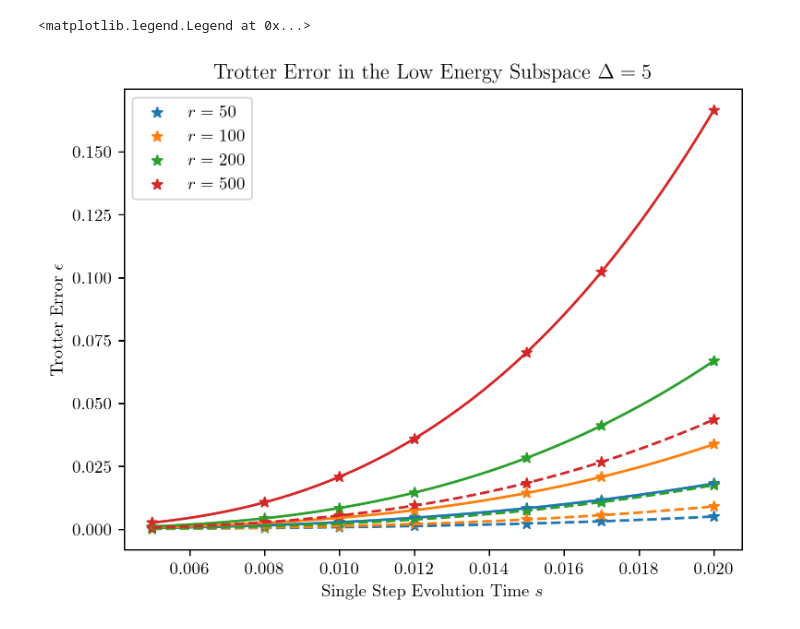
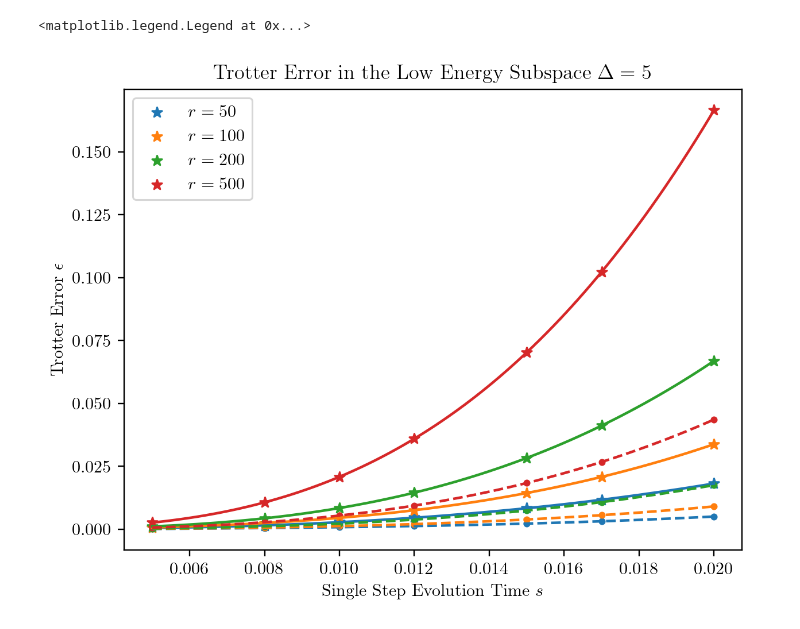
Before and after one commit to Qubit-Fernand/Digital-Quantum-Simulation, a Jupyter notebook: Figure/Plotting.ipynb, the cells around one changed output. Saved outputs shown, nothing was run; the diff lists cells and outputs as text; code cells hidden in the pictures.

```diff
--- a/Figure/Plotting.ipynb
+++ b/Figure/Plotting.ipynb
@@ -18,59 +18,59 @@ r_200_Delta_5 = loadmat('r_200_Delta_5.mat')['r_200_Delta_5'].flatten()
 r_500 = loadmat('r_500.mat')['r_500'].flatten()
 r_500_Delta_5 = loadmat('r_500_Delta_5.mat')['r_500_Delta_5'].flatten()
 # %%
-index = [0.005, 0.008, 0.010, 0.012, 0.015, 0.017, 0.020]
-index_new = np.linspace(min(index), max(index), 100)
+dt = np.array([0.005, 0.008, 0.010, 0.012, 0.015, 0.017, 0.020])
+dt_new = np.linspace(min(dt), max(dt), 100)
 
 # 多项式拟合
-coefficients_r_50 = np.polyfit(index, r_50, 3)
+coefficients_r_50 = np.polyfit(dt, r_50, 3)
 poly_r_50 = np.poly1d(coefficients_r_50)
-coefficients_r_5_Delta_5 = np.polyfit(index, r_50_Delta_5, 3)
+coefficients_r_5_Delta_5 = np.polyfit(dt, r_50_Delta_5, 3)
 poly_r_50_Delta_5 = np.poly1d(coefficients_r_5_Delta_5)
 
-coefficients_r_100 = np.polyfit(index, r_100, 3)
+coefficients_r_100 = np.polyfit(dt, r_100, 3)
 poly_r_100 = np.poly1d(coefficients_r_100)
-coefficients_r_100_Delta_5 = np.polyfit(index, r_100_Delta_5, 3)
+coefficients_r_100_Delta_5 = np.polyfit(dt, r_100_Delta_5, 3)
 poly_r_100_Delta_5 = np.poly1d(coefficients_r_100_Delta_5)
 
-coefficients_r_200 = np.polyfit(index, r_200, 3)
+coefficients_r_200 = np.polyfit(dt, r_200, 3)
 poly_r_200 = np.poly1d(coefficients_r_200)
-coefficients_r_200_Delta_5 = np.polyfit(index, r_200_Delta_5, 3)
+coefficients_r_200_Delta_5 = np.polyfit(dt, r_200_Delta_5, 3)
 poly_r_200_Delta_5 = np.poly1d(coefficients_r_200_Delta_5)
 
-coefficients_r_500 = np.polyfit(index, r_500, 3)
+coefficients_r_500 = np.polyfit(dt, r_500, 3)
 poly_r_500 = np.poly1d(coefficients_r_500)
-coefficients_r_500_Delta_5 = np.polyfit(index, r_500_Delta_5, 3)
+coefficients_r_500_Delta_5 = np.polyfit(dt, r_500_Delta_5, 3)
 poly_r_500_Delta_5 = np.poly1d(coefficients_r_500_Delta_5)
 # %%
-fig, ax = plt.subplots(dpi=270)
+fig, ax = plt.subplots(dpi=217)
 ax.set_title('Trotter Error in the Low Energy Subspace $\Delta = 5$')
 ax.set_xlabel('Single Step Evolution Time $s$')
 ax.set_ylabel('Trotter Error $\epsilon$')
 
-ax.scatter(index, r_50, marker = '*', color = '#1f77b4', label='$r=50$')
-ax.plot(index_new, poly_r_50(index_new), color = '#1f77b4', linestyle = '-')
+ax.scatter(dt, r_50, marker = '*', color = '#1f77b4', label='$r=50$')
+ax.plot(dt_new, poly_r_50(dt_new), color = '#1f77b4', linestyle = '-')
 
-ax.scatter(index, r_50_Delta_5, marker ='*', color = '#1f77b4')
-ax.plot(index_new, poly_r_50_Delta_5(index_new), color = '#1f77b4', linestyle = '--')
+ax.scatter(dt, r_50_Delta_5, marker ='.', color = '#1f77b4')
+ax.plot(dt_new, poly_r_50_Delta_5(dt_new), color = '#1f77b4', linestyle = '--')
 
-ax.scatter(index, r_100, marker = '*', color = '#ff7f0e', label='$r=100$')
-ax.plot(index_new, poly_r_100(index_new), color = '#ff7f0e', linestyle = '-')
+ax.scatter(dt, r_100, marker = '*', color = '#ff7f0e', label='$r=100$')
+ax.plot(dt_new, poly_r_100(dt_new), color = '#ff7f0e', linestyle = '-')
 
-ax.scatter(index, r_100_Delta_5, marker ='*', color = '#ff7f0e')
-ax.plot(index_new, poly_r_100_Delta_5(index_new), color = '#ff7f0e', linestyle = '--')
+ax.scatter(dt, r_100_Delta_5, marker ='.', color = '#ff7f0e')
+ax.plot(dt_new, poly_r_100_Delta_5(dt_new), color = '#ff7f0e', linestyle = '--')
 
-ax.scatter(index, r_200, marker = '*', color = '#2ca02c', label='$r=200$')
-ax.plot(index_new, poly_r_200(index_new), color = '#2ca02c', linestyle = '-')
+ax.scatter(dt, r_200, marker = '*', color = '#2ca02c', label='$r=200$')
+ax.plot(dt_new, poly_r_200(dt_new), color = '#2ca02c', linestyle = '-')
 
-ax.scatter(index, r_200_Delta_5, marker ='*', color = '#2ca02c')
-ax.plot(index_new, poly_r_200_Delta_5(index_new), color = '#2ca02c', linestyle = '--')
+ax.scatter(dt, r_200_Delta_5, marker ='.', color = '#2ca02c')
+ax.plot(dt_new, poly_r_200_Delta_5(dt_new), color = '#2ca02c', linestyle = '--')
 
-ax.scatter(index, r_500, marker = '*', color = '#d62728', label='$r=500$')
-ax.plot(index_new, poly_r_500(index_new), color = '#d62728', linestyle = '-')
+ax.scatter(dt, r_500, marker = '*', color = '#d62728', label='$r=500$')
+ax.plot(dt_new, poly_r_500(dt_new), color = '#d62728', linestyle = '-')
 
-ax.scatter(index, r_500_Delta_5, marker ='*', color = '#d62728')
-ax.plot(index_new, poly_r_500_Delta_5(index_new), color = '#d62728', linestyle = '--')
+ax.scatter(dt, r_500_Delta_5, marker ='.', color = '#d62728')
+ax.plot(dt_new, poly_r_500_Delta_5(dt_new), color = '#d62728', linestyle = '--')
 ax.legend()
 # %% [output]
 <matplotlib.legend.Legend at 0x...>
-[figure, old version]
+[figure, new version]
```
Also changed, not shown: parts of 2 cells of this notebook, 10 other files.
